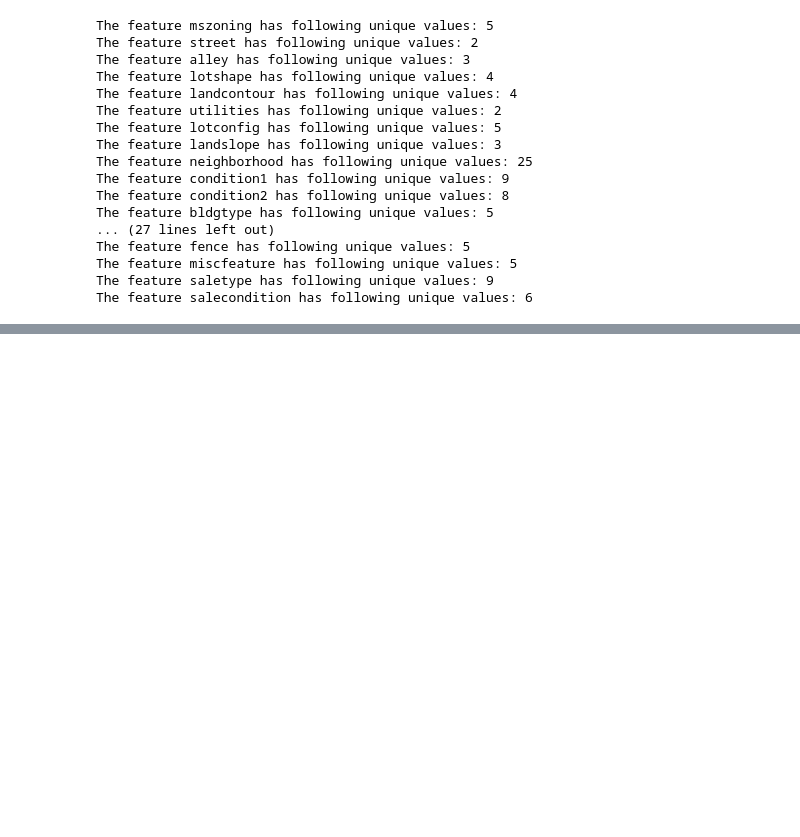
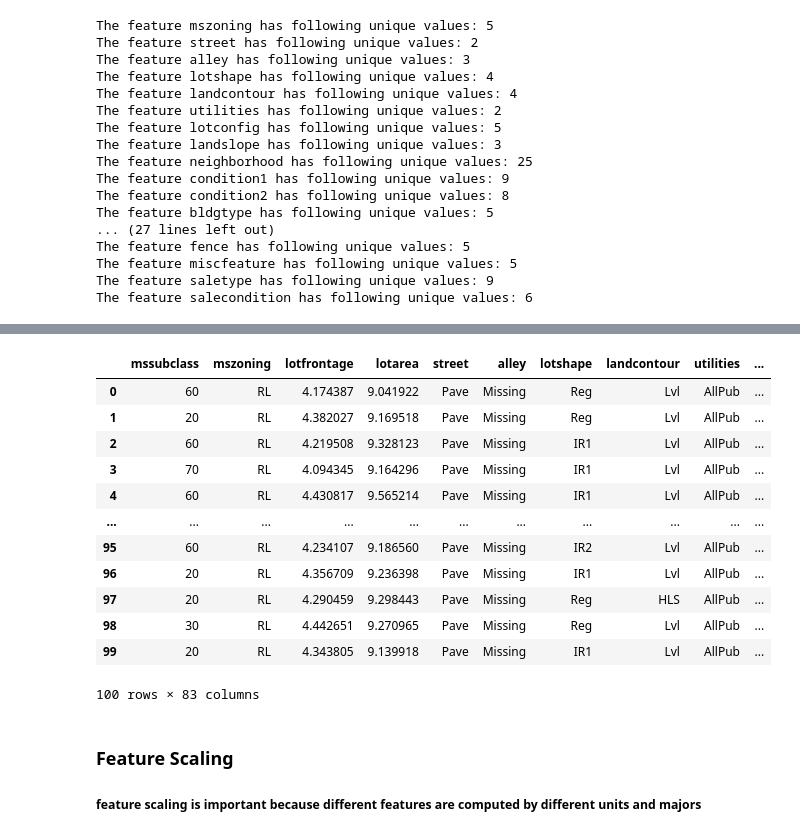
Before and after one commit to BishalJung7377/house_price_prediction, a Jupyter notebook: house_price_predictions.ipynb, the cells around one changed output, grey strips where cells are left out. Cells and saved outputs as stored; diff of their text form; code cells hidden in the pictures; blank space fills up the shorter version.

```diff
--- a/house_price_predictions.ipynb
+++ b/house_price_predictions.ipynb
@@ -538,0 +641,4 @@ Passing `palette` without assigning `hue` is deprecated and will be removed in v
+# %%
+## handling temporal values
+for feat in ['yearbuilt','yearremodadd','garageyrblt']:
+    df[feat] = df["yrsold"] - df[feat]
@@ -538,0 +705,4 @@ Passing `palette` without assigning `hue` is deprecated and will be removed in v
+# %%
+num_features=['lotfrontage', 'lotarea', '1stflrsf', 'grlivarea', 'saleprice']
+for feat in num_features:
+    df[feat] = np.log(df[feat])
@@ -538,0 +721,2 @@ Passing `palette` without assigning `hue` is deprecated and will be removed in v
+# %%
+cat_features = [feature for feature in df.columns if df[feature].dtype =='O']
@@ -538,0 +743,21 @@ Passing `palette` without assigning `hue` is deprecated and will be removed in v
+# %%
+for feature in cat_features:
+    temp = df.groupby(feature)['saleprice'].count()/len(df)
+    temp_df = temp[temp > 0.01].index
+    df[feature]= np.where(df[feature].isin(temp_df), df[feature],'rare_var')
+# %%
+df.head(100)
+# %% [output]
+|  | mssubclass | mszoning | lotfrontage | lotarea | street | alley | lotshape | landcontour | utilities | ... |
+| 0 | 60 | RL | 4.174387 | 9.041922 | Pave | Missing | Reg | Lvl | AllPub | ... |
+| 1 | 20 | RL | 4.382027 | 9.169518 | Pave | Missing | Reg | Lvl | AllPub | ... |
+| 2 | 60 | RL | 4.219508 | 9.328123 | Pave | Missing | IR1 | Lvl | AllPub | ... |
+| 3 | 70 | RL | 4.094345 | 9.164296 | Pave | Missing | IR1 | Lvl | AllPub | ... |
+| 4 | 60 | RL | 4.430817 | 9.565214 | Pave | Missing | IR1 | Lvl | AllPub | ... |
+| ... | ... | ... | ... | ... | ... | ... | ... | ... | ... | ... |
+| 95 | 60 | RL | 4.234107 | 9.186560 | Pave | Missing | IR2 | Lvl | AllPub | ... |
+| 96 | 20 | RL | 4.356709 | 9.236398 | Pave | Missing | IR1 | Lvl | AllPub | ... |
+| 97 | 20 | RL | 4.290459 | 9.298443 | Pave | Missing | Reg | HLS | AllPub | ... |
+| 98 | 30 | RL | 4.442651 | 9.270965 | Pave | Missing | Reg | Lvl | AllPub | ... |
+| 99 | 20 | RL | 4.343805 | 9.139918 | Pave | Missing | IR1 | Lvl | AllPub | ... |
+100 rows × 83 columns
@@ -538,0 +769,3 @@ Passing `palette` without assigning `hue` is deprecated and will be removed in v
+# %% [markdown]
+### Feature Scaling
+##### feature scaling is important because different features are computed by different units and majors
```
Also changed, not shown: parts of 58 cells of this notebook.
